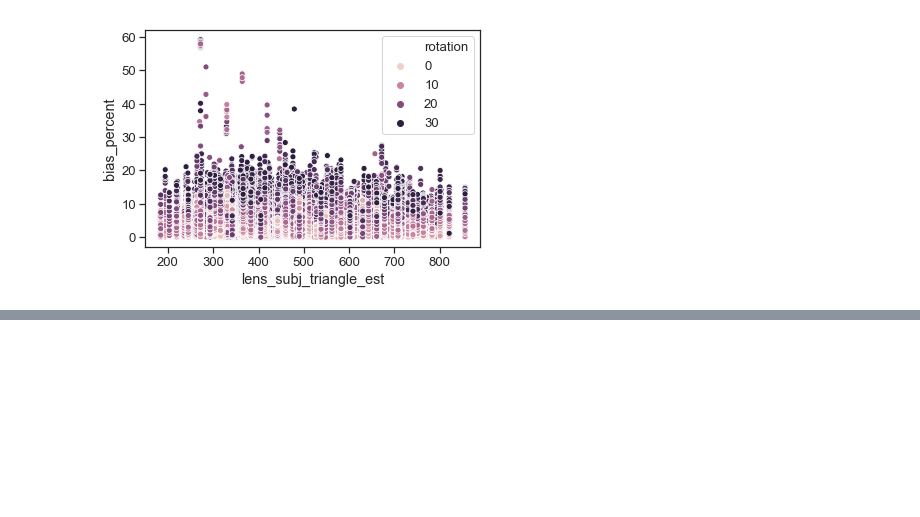
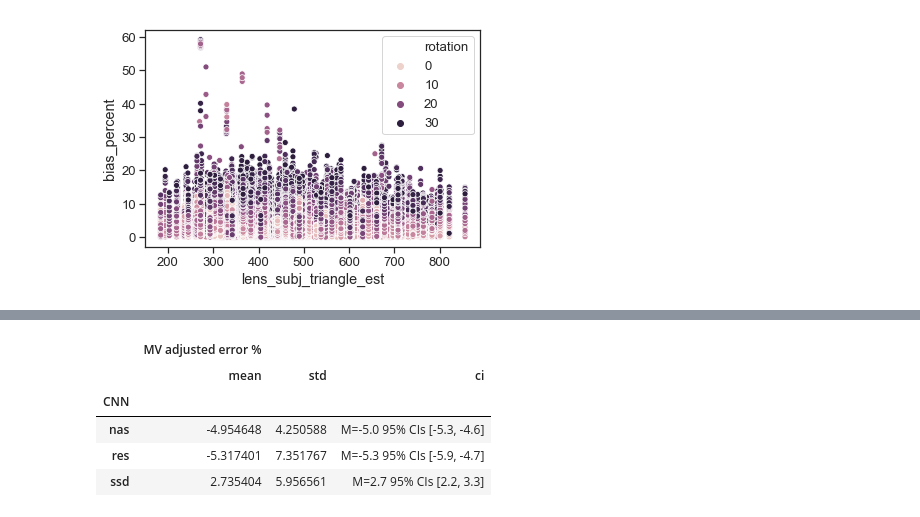
Before and after one commit to gmonkman/python, a Jupyter notebook: jupyter/model_rotation_error.ipynb, the cells around one changed output, grey strips where cells are left out. Saved outputs shown, nothing was run; the diff lists cells and outputs as text; code cells hidden in the pictures; blank space fills up the shorter version.

```diff
--- a/jupyter/model_rotation_error.ipynb
+++ b/jupyter/model_rotation_error.ipynb
@@ -206,0 +265,10 @@ sns.scatterplot(x='lens_subj_triangle_est', y='bias_percent', hue='rotation', da
+# %%
+#0-15%
+df15.groupby(['CNN']).agg({'MV adjusted error %':[np.mean, np.std, ci]})
+# %% [output]
+|  | MV adjusted error % |  |  |
+|  | mean | std | ci |
+| CNN |  |  |  |
+| nas | -4.954648 | 4.250588 | M=-5.0 95% CIs [-5.3, -4.6] |
+| res | -5.317401 | 7.351767 | M=-5.3 95% CIs [-5.9, -4.7] |
+| ssd | 2.735404 | 5.956561 | M=2.7 95% CIs [2.2, 3.3] |
```
Also changed, not shown: parts of 6 cells of this notebook, 10 other files.
